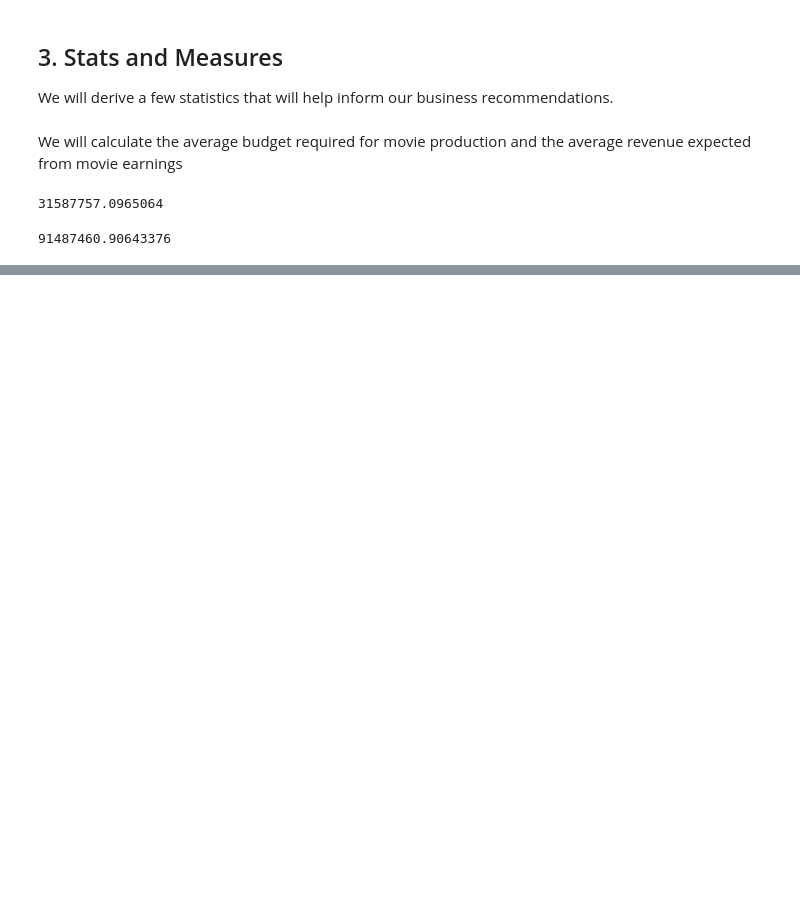
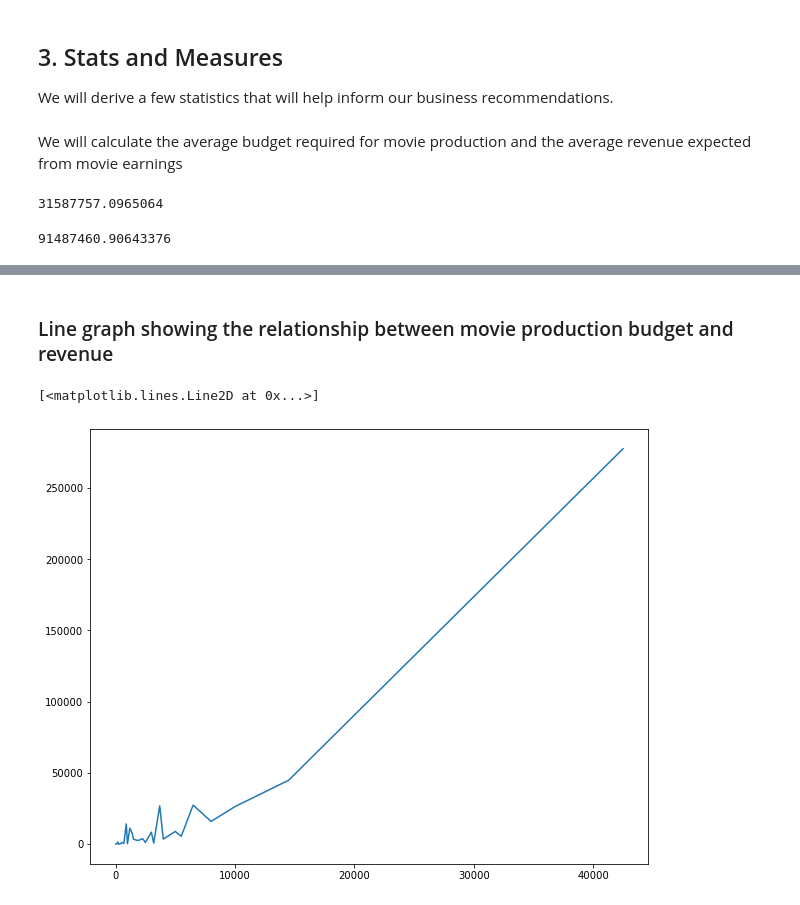
Before and after one commit to lewigi/dsc-phase-1-project-v2-4, a Jupyter notebook: student.ipynb, the cells around one changed output, grey strips where cells are left out. Cells and saved outputs as stored; diff of their text form; code cells hidden in the pictures; blank space fills up the shorter version.

```diff
--- a/student.ipynb
+++ b/student.ipynb
@@ -452,6 +465,10 @@ movie_budgets['domestic_gross'] = movie_budgets['domestic_gross'].str.replace(r'
 
 movie_budgets['worldwide_gross'] = movie_budgets['worldwide_gross'].str.replace(r'\D', '').astype(float)
 
+# Sort values in descending order according to production budget
+
+movie_budgets.sort_values('production_budget', ascending=False, inplace=True)
+
 # Inspect movie_budgets
 
 movie_budgets.info()
@@ -630,0 +754,15 @@ avg_revenue
+# %% [markdown]
+### Line graph showing the relationship between movie production budget and revenue
+# %%
+fig, ax = plt.subplots(figsize=(10,8))
+
+# get x and y values
+
+budget = movie_budgets['production_budget'].iloc[::200]/10000
+revenue = movie_budgets['worldwide_gross'].iloc[::200]/10000
+
+
+ax.plot(budget, revenue)
+# %% [output]
+[<matplotlib.lines.Line2D at 0x...>]
+[figure, added]
```
Also changed, not shown: parts of 21 cells of this notebook.
